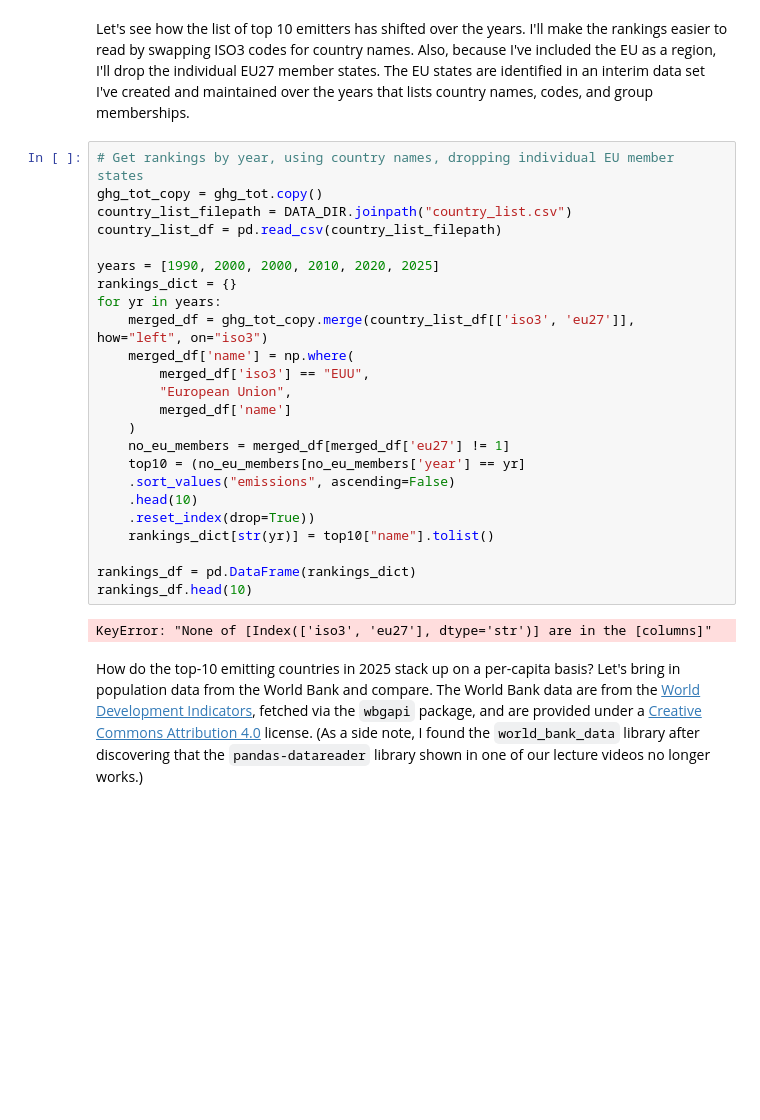
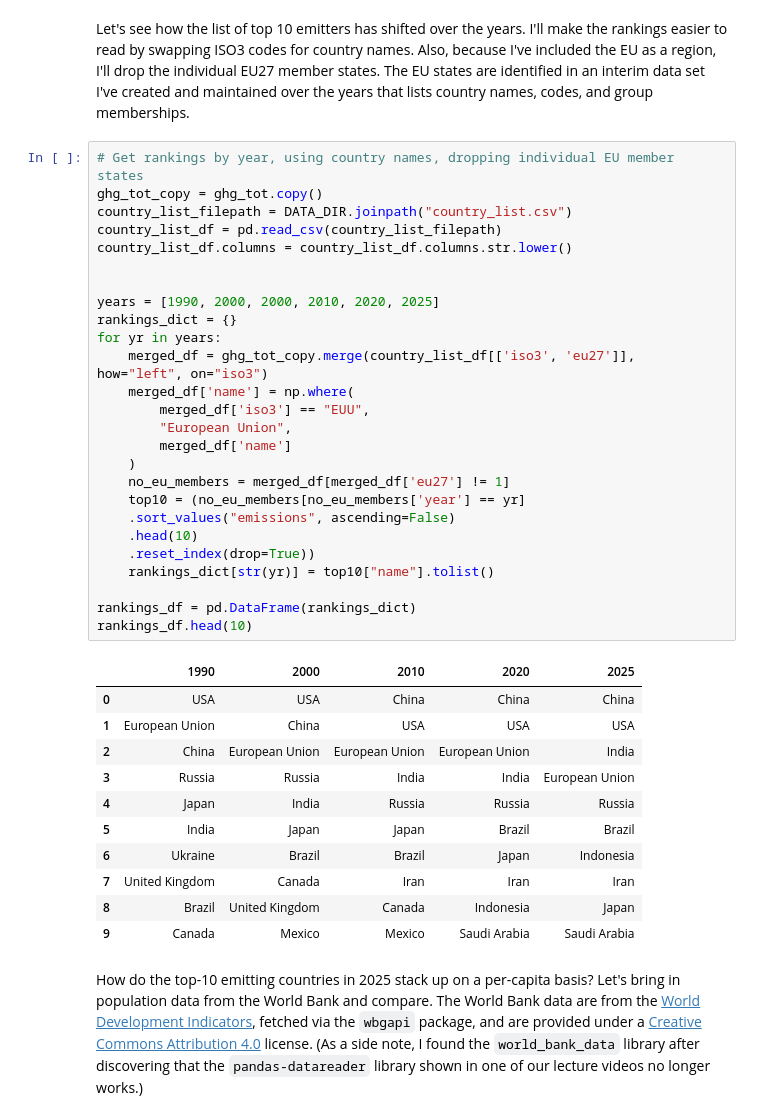
Before and after one commit to sallcj/ghg-emissions-explorer, a Jupyter notebook: dashboard.ipynb, the cells around one changed output. Drawn from its saved outputs; the diff is of its cells as text; blank space fills up the shorter version.

Commit message:
Fixed bug with country names in data

```diff
--- a/dashboard.ipynb
+++ b/dashboard.ipynb
@@ -246,29 +246,41 @@ Let's see how the list of top 10 emitters has shifted over the years. I'll make
 # %%
 # Get rankings by year, using country names, dropping individual EU member states
 ghg_tot_copy = ghg_tot.copy()
 country_list_filepath = DATA_DIR.joinpath("country_list.csv")
 country_list_df = pd.read_csv(country_list_filepath)
+country_list_df.columns = country_list_df.columns.str.lower()
+
 
 years = [1990, 2000, 2000, 2010, 2020, 2025]
 rankings_dict = {}
 for yr in years:
     merged_df = ghg_tot_copy.merge(country_list_df[['iso3', 'eu27']], how="left", on="iso3")
     merged_df['name'] = np.where(
         merged_df['iso3'] == "EUU",
         "European Union",
         merged_df['name']
     )
     no_eu_members = merged_df[merged_df['eu27'] != 1]
     top10 = (no_eu_members[no_eu_members['year'] == yr]
     .sort_values("emissions", ascending=False)
     .head(10)
     .reset_index(drop=True))
     rankings_dict[str(yr)] = top10["name"].tolist()
 
 rankings_df = pd.DataFrame(rankings_dict)
 rankings_df.head(10)
 # %% [output]
-KeyError: "None of [Index(['iso3', 'eu27'], dtype='str')] are in the [columns]"
+|  | 1990 | 2000 | 2010 | 2020 | 2025 |
+| 0 | USA | USA | China | China | China |
+| 1 | European Union | China | USA | USA | USA |
+| 2 | China | European Union | European Union | European Union | India |
+| 3 | Russia | Russia | India | India | European Union |
+| 4 | Japan | India | Russia | Russia | Russia |
+| 5 | India | Japan | Japan | Brazil | Brazil |
+| 6 | Ukraine | Brazil | Brazil | Japan | Indonesia |
+| 7 | United Kingdom | Canada | Iran | Iran | Iran |
+| 8 | Brazil | United Kingdom | Canada | Indonesia | Japan |
+| 9 | Canada | Mexico | Mexico | Saudi Arabia | Saudi Arabia |
 # %% [markdown]
 How do the top-10 emitting countries in 2025 stack up on a per-capita basis? Let's bring in population data from the World Bank and compare. The World Bank data are from the [World Development Indicators](https://datacatalog.worldbank.org/search/dataset/0037712/world-development-indicators), fetched via the `wbgapi` package, and are provided under a [Creative Commons Attribution 4.0](https://creativecommons.org/licenses/by/4.0/) license. (As a side note, I found the `world_bank_data` library after discovering that the `pandas-datareader` library shown in one of our lecture videos no longer works.)
 # %%
```
Also changed, not shown: parts of 5 cells of this notebook.
